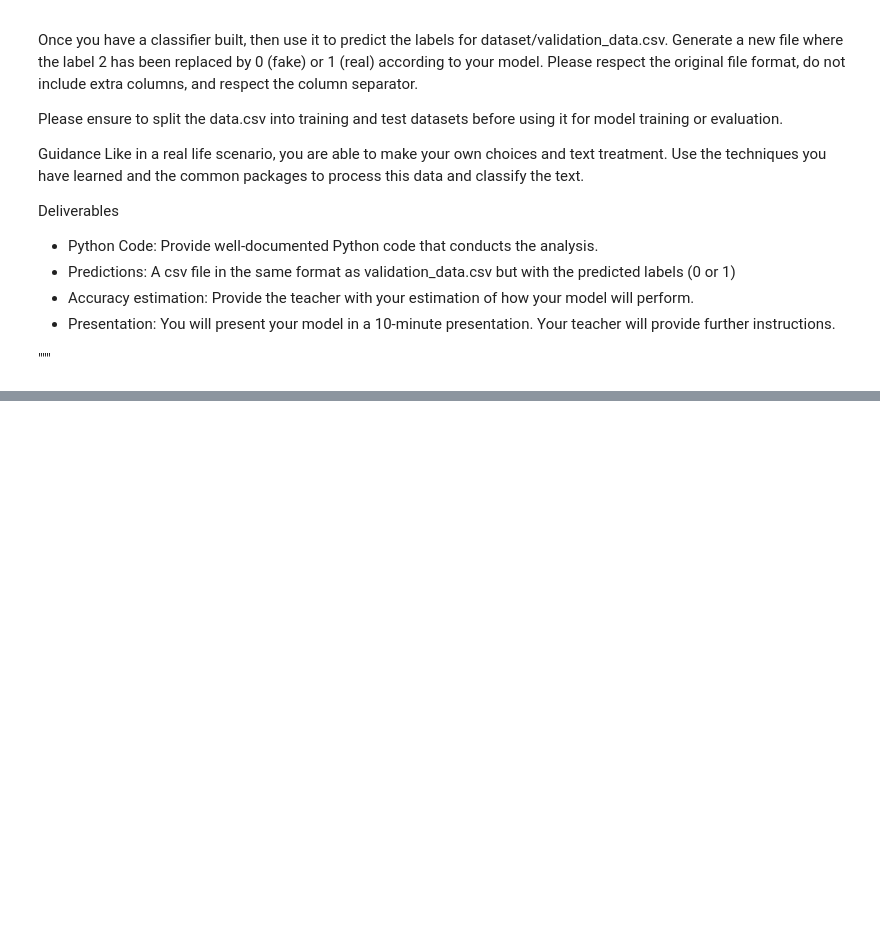
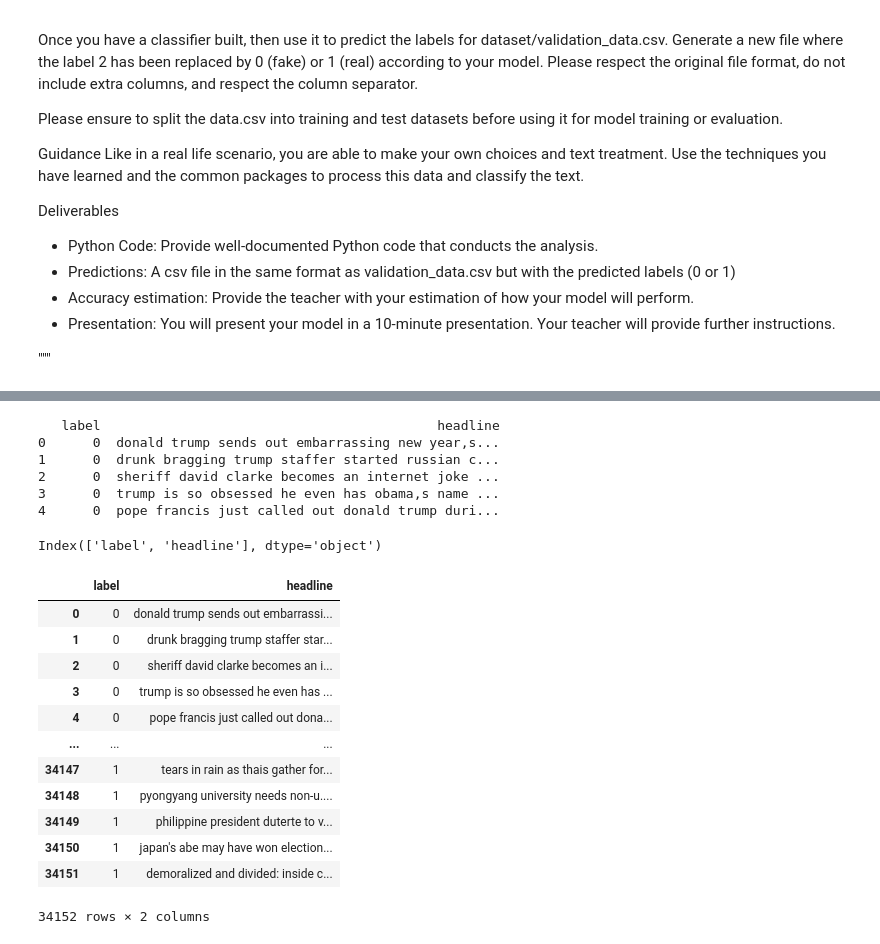
Before and after one commit to adriari4/project-nlp-challenge, a Jupyter notebook: project-nlp-challenge.ipynb, the cells around one changed output, grey strips where cells are left out. Saved outputs shown, nothing was run; the diff lists cells and outputs as text; code cells hidden in the pictures; blank space fills up the shorter version.

```diff
--- a/project-nlp-challenge.ipynb
+++ b/project-nlp-challenge.ipynb
@@ -61,0 +128,41 @@ dtype: int64
+# %%
+ # so create the columns name
+import pandas as pd
+
+# Load the dataset correctly
+data_train = pd.read_csv(
+    "/content/training_data_lowercase.csv",
+    sep="\t",                # tab separator
+    header=None,             # no header row in file
+    names=["label", "headline"]  # 2 columns only
+)
+
+# Show the first few rows
+print(data_train.head())
+# %% [output]
+   label                                           headline
+0      0  donald trump sends out embarrassing new year‚s...
+1      0  drunk bragging trump staffer started russian c...
+2      0  sheriff david clarke becomes an internet joke ...
+3      0  trump is so obsessed he even has obama‚s name ...
+4      0  pope francis just called out donald trump duri...
+# %%
+data_train.columns
+# %% [output]
+Index(['label', 'headline'], dtype='object')
+# %%
+data_train
+# %% [output]
+|  | label | headline |
+| 0 | 0 | donald trump sends out embarrassi... |
+| 1 | 0 | drunk bragging trump staffer star... |
+| 2 | 0 | sheriff david clarke becomes an i... |
+| 3 | 0 | trump is so obsessed he even has ... |
+| 4 | 0 | pope francis just called out dona... |
+| ... | ... | ... |
+| 34147 | 1 | tears in rain as thais gather for... |
+| 34148 | 1 | pyongyang university needs non-u.... |
+| 34149 | 1 | philippine president duterte to v... |
+| 34150 | 1 | japan's abe may have won election... |
+| 34151 | 1 | demoralized and divided: inside c... |
+34152 rows × 2 columns
```
Also changed, not shown: parts of 34 cells of this notebook.
